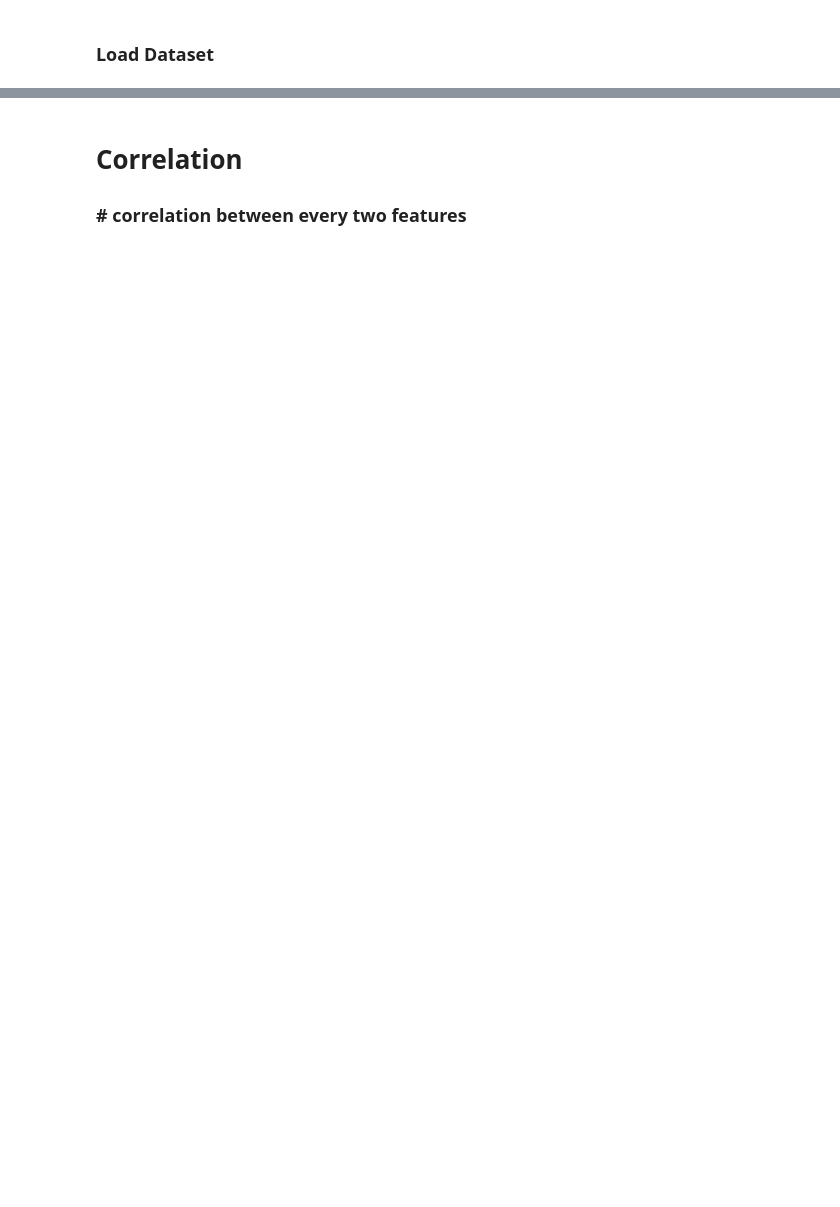
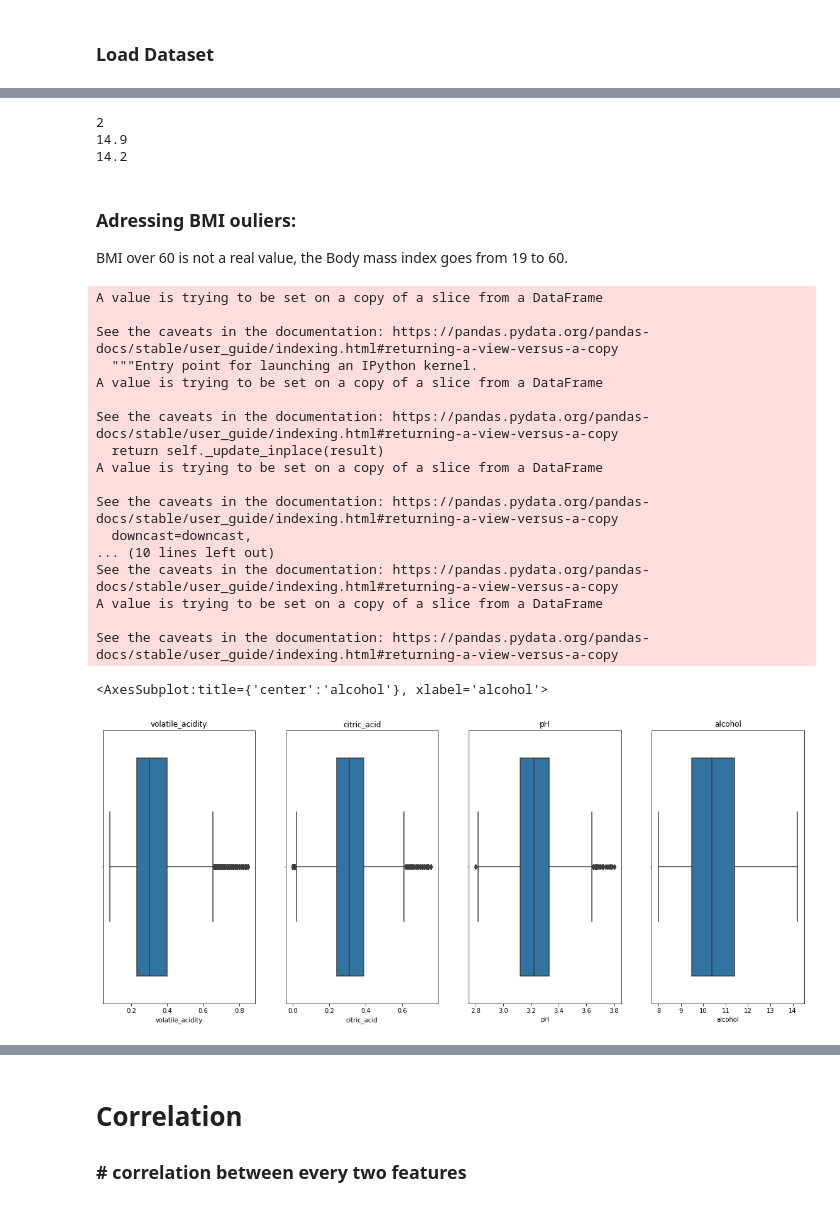
Before and after one commit to NatiMoshe/Wine-EDA-and-quality-prediction, a Jupyter notebook: Wine_Quality_Prediction_Project.ipynb, the cells around one changed output, grey strips where cells are left out. Cells and saved outputs as stored; diff of their text form; code cells hidden in the pictures; blank space fills up the shorter version.

```diff
--- a/Wine_Quality_Prediction_Project.ipynb
+++ b/Wine_Quality_Prediction_Project.ipynb
@@ -96,0 +258,77 @@ Text(0, 0.5, 'alcohol')
+# %%
+z_score = (data_frame["alcohol"] - data_frame["alcohol"].mean()) / data_frame["alcohol"].std()
+
+outliers = abs(z_score) > 3
+print(sum(outliers))
+print(max(data_frame.alcohol[outliers]))
+print(min(data_frame.alcohol[outliers]))
+# %% [output]
+2
+14.9
+14.2
+# %% [markdown]
+### Adressing BMI ouliers:
+
+BMI over 60 is not a real value, the Body mass index goes from 19 to 60.
+# %%
+data_frame.volatile_acidity[data_frame.volatile_acidity>0.85] = numpy.nan
+data_frame.fillna(numpy.mean(data_frame['volatile_acidity']), inplace= True)
+
+# data_frame.volatile_acidity[data_frame.volatile_acidity<0.15] = numpy.nan
+# data_frame.fillna(numpy.mean(data_frame['volatile_acidity']), inplace= True)
+
+
+data_frame.citric_acid[data_frame.citric_acid>0.76] = numpy.nan
+data_frame.fillna(numpy.mean(data_frame['citric_acid']), inplace= True)
+
+# data_frame.citric_acid[data_frame.citric_acid<0.76] = numpy.nan
+# data_frame.fillna(numpy.mean(data_frame['citric_acid']), inplace= True)
+
+
+data_frame.pH[data_frame.pH>3.8] = numpy.nan
+data_frame.fillna(numpy.mean(data_frame['pH']), inplace= True)
+
+data_frame.pH[data_frame.pH<2.8] = numpy.nan
+data_frame.fillna(numpy.mean(data_frame['pH']), inplace= True)
+
+
+data_frame.alcohol[data_frame.alcohol>14.2] = numpy.nan
+data_frame.fillna(numpy.mean(data_frame['alcohol']), inplace= True)
+
+# data_frame.alcohol[data_frame.alcohol<14.2] = numpy.nan
+# data_frame.fillna(numpy.mean(data_frame['alcohol']), inplace= True)
+
+# Box plotting again to see if outliers dropped.
+
+fig, (ax1,ax2,ax3,ax4) = plot.subplots(1,4, figsize=(20,8))
+ax1.set_title('volatile_acidity')
+seaborn.boxplot(data_frame['volatile_acidity'], ax=ax1)
+
+ax2.set_title('citric_acid')
+seaborn.boxplot(data_frame['citric_acid'], ax=ax2)
+
+ax3.set_title('pH')
+seaborn.boxplot(data_frame['pH'], ax=ax3)
+
+ax4.set_title('alcohol')
+seaborn.boxplot(data_frame['alcohol'], ax=ax4)
+# %% [output]
+A value is trying to be set on a copy of a slice from a DataFrame
+
+See the caveats in the documentation: https://pandas.pydata.org/pandas-docs/stable/user_guide/indexing.html#returning-a-view-versus-a-copy
+  """Entry point for launching an IPython kernel.
+A value is trying to be set on a copy of a slice from a DataFrame
+
+See the caveats in the documentation: https://pandas.pydata.org/pandas-docs/stable/user_guide/indexing.html#returning-a-view-versus-a-copy
+  return self._update_inplace(result)
+A value is trying to be set on a copy of a slice from a DataFrame
+
+See the caveats in the documentation: https://pandas.pydata.org/pandas-docs/stable/user_guide/indexing.html#returning-a-view-versus-a-copy
+  downcast=downcast,
+... (10 lines left out)
+See the caveats in the documentation: https://pandas.pydata.org/pandas-docs/stable/user_guide/indexing.html#returning-a-view-versus-a-copy
+A value is trying to be set on a copy of a slice from a DataFrame
+
+See the caveats in the documentation: https://pandas.pydata.org/pandas-docs/stable/user_guide/indexing.html#returning-a-view-versus-a-copy
+<AxesSubplot:title={'center':'alcohol'}, xlabel='alcohol'>
+[figure, added]
```
Also changed, not shown: parts of 44 cells of this notebook, 2 other files.
